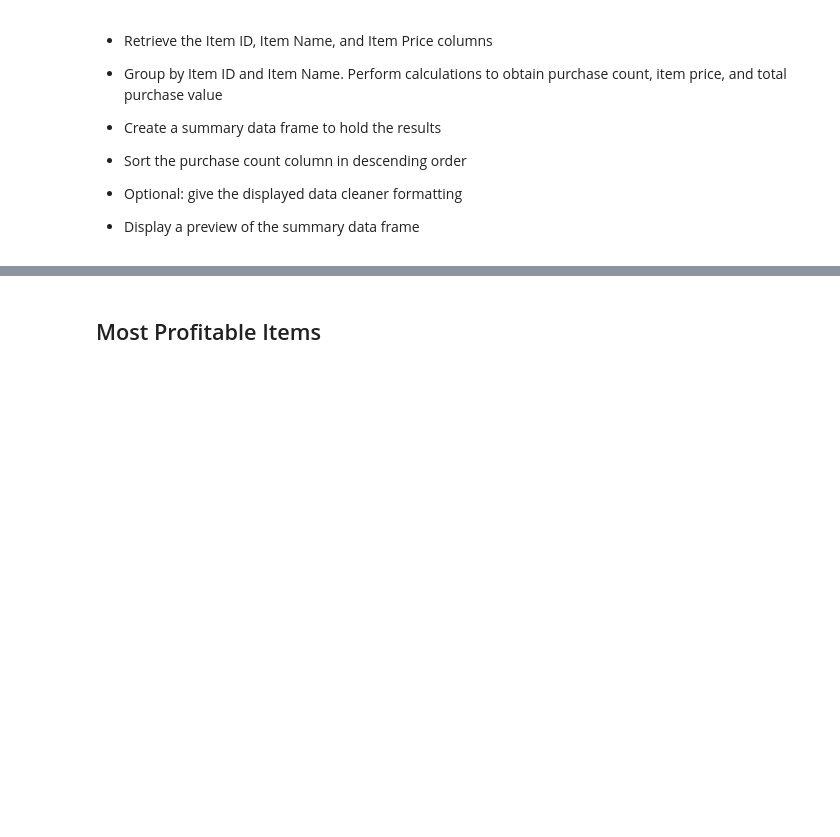
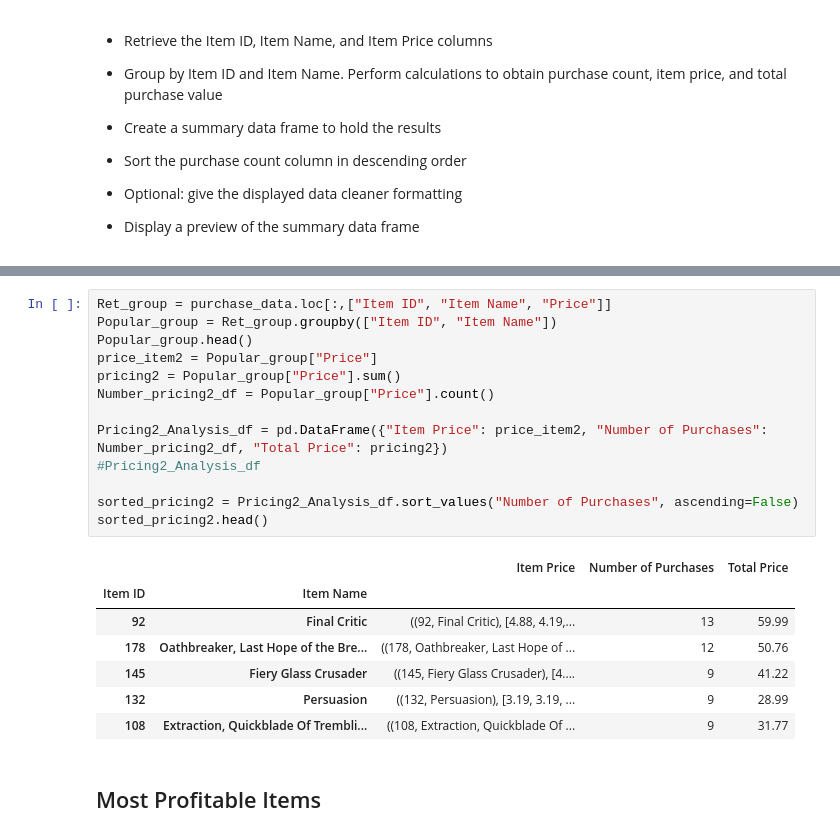
Before and after one commit to arvinseeva/panda-challenge, a Jupyter notebook: HeroesOfPymoli/HeroesOfPymoli_starter.ipynb, the cells around one changed output, grey strips where cells are left out. Cells and saved outputs as stored; diff of their text form; blank space fills up the shorter version.

```diff
--- a/HeroesOfPymoli/HeroesOfPymoli_starter.ipynb
+++ b/HeroesOfPymoli/HeroesOfPymoli_starter.ipynb
@@ -197,3 +266,24 @@ purchase_data.SN.nunique()
+# %%
+Ret_group = purchase_data.loc[:,["Item ID", "Item Name", "Price"]]
+Popular_group = Ret_group.groupby(["Item ID", "Item Name"])
+Popular_group.head()
+price_item2 = Popular_group["Price"]
+pricing2 = Popular_group["Price"].sum()
+Number_pricing2_df = Popular_group["Price"].count()
+
+Pricing2_Analysis_df = pd.DataFrame({"Item Price": price_item2, "Number of Purchases": Number_pricing2_df, "Total Price": pricing2})
+#Pricing2_Analysis_df
+
+sorted_pricing2 = Pricing2_Analysis_df.sort_values("Number of Purchases", ascending=False)
+sorted_pricing2.head()
+# %% [output]
+|  |  | Item Price | Number of Purchases | Total Price |
+| Item ID | Item Name |  |  |  |
+| 92 | Final Critic | ((92, Final Critic), [4.88, 4.19,... | 13 | 59.99 |
+| 178 | Oathbreaker, Last Hope of the Bre... | ((178, Oathbreaker, Last Hope of ... | 12 | 50.76 |
+| 145 | Fiery Glass Crusader | ((145, Fiery Glass Crusader), [4.... | 9 | 41.22 |
+| 132 | Persuasion | ((132, Persuasion), [3.19, 3.19, ... | 9 | 28.99 |
+| 108 | Extraction, Quickblade Of Trembli... | ((108, Extraction, Quickblade Of ... | 9 | 31.77 |
 # %% [markdown]
 ## Most Profitable Items
 # %% [markdown]
```
Also changed, not shown: parts of 17 cells of this notebook.
